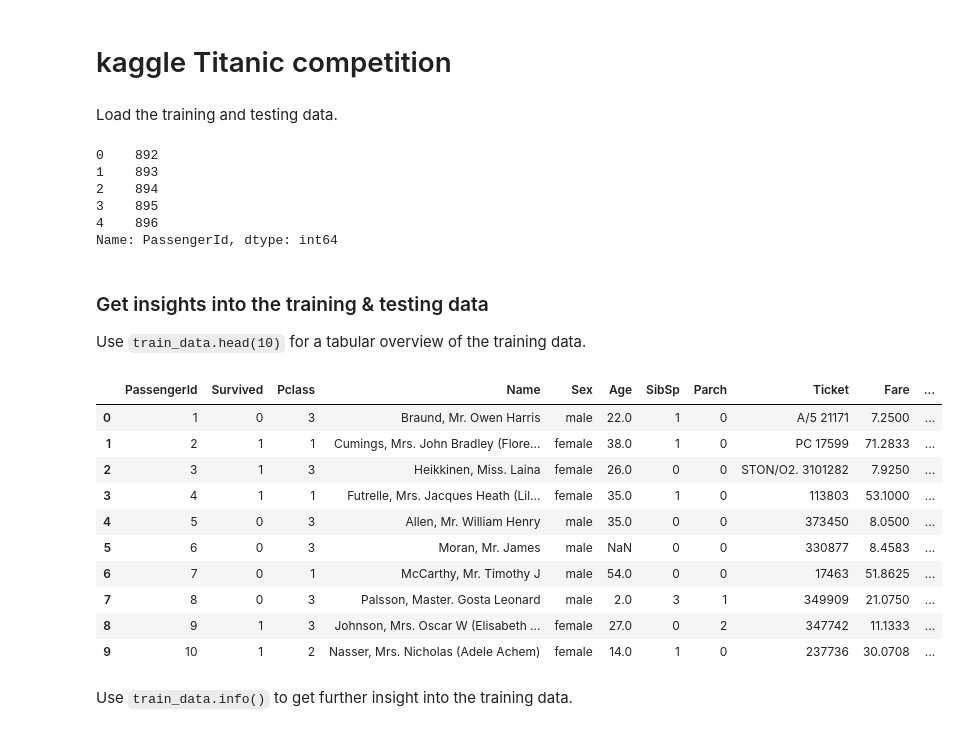
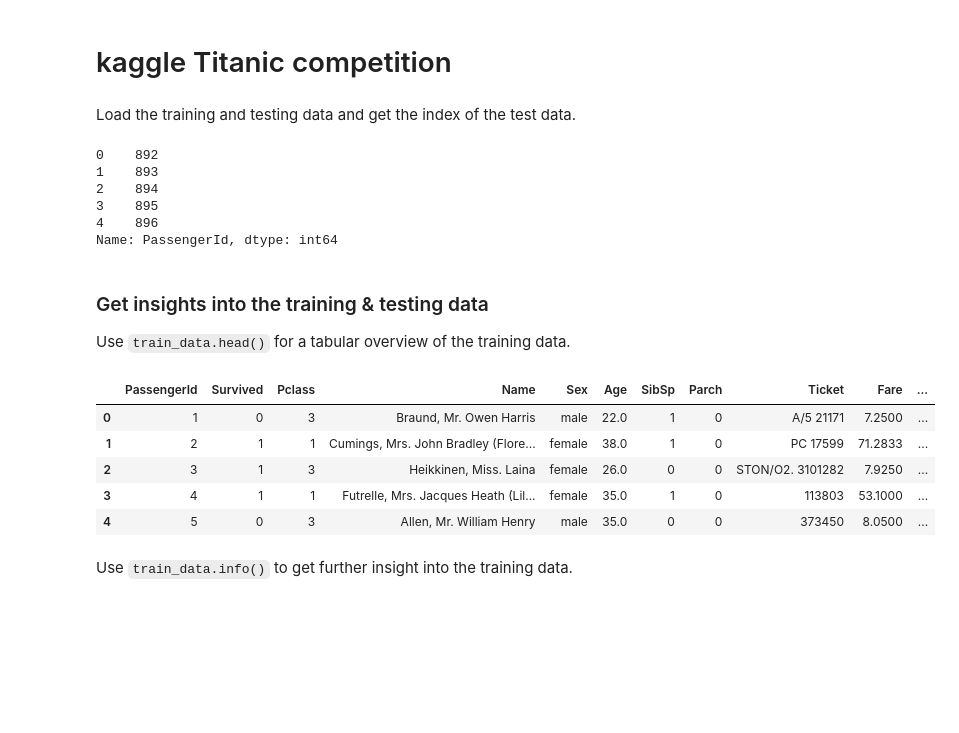
Before and after one commit to faberfred/kaggle, a Jupyter notebook: titanic/titanic_v1.ipynb, the cells around one changed output. Saved outputs shown, nothing was run; the diff lists cells and outputs as text; code cells hidden in the pictures; blank space fills up the shorter version.

```diff
--- a/titanic/titanic_v1.ipynb
+++ b/titanic/titanic_v1.ipynb
@@ -17,7 +17,7 @@ from sklearn.svm import SVC
 
 from sklearn.metrics import accuracy_score
 # %% [markdown]
-Load the training and testing data.
+Load the training and testing data and get the index of the test data.
 # %%
 train_data = pd.read_csv("data/train.csv")
 test_data = pd.read_csv("data/test.csv")
@@ -32,21 +32,16 @@ index.head()
 Name: PassengerId, dtype: int64
 # %% [markdown]
 ### Get insights into the training & testing data
-Use `train_data.head(10)` for a tabular overview of the training data.
+Use `train_data.head()` for a tabular overview of the training data.
 # %%
-train_data.head(10)
+train_data.head()
 # %% [output]
 |  | PassengerId | Survived | Pclass | Name | Sex | Age | SibSp | Parch | Ticket | Fare | ... |
 | 0 | 1 | 0 | 3 | Braund, Mr. Owen Harris | male | 22.0 | 1 | 0 | A/5 21171 | 7.2500 | ... |
 | 1 | 2 | 1 | 1 | Cumings, Mrs. John Bradley (Flore... | female | 38.0 | 1 | 0 | PC 17599 | 71.2833 | ... |
 | 2 | 3 | 1 | 3 | Heikkinen, Miss. Laina | female | 26.0 | 0 | 0 | STON/O2. 3101282 | 7.9250 | ... |
 | 3 | 4 | 1 | 1 | Futrelle, Mrs. Jacques Heath (Lil... | female | 35.0 | 1 | 0 | 113803 | 53.1000 | ... |
 | 4 | 5 | 0 | 3 | Allen, Mr. William Henry | male | 35.0 | 0 | 0 | 373450 | 8.0500 | ... |
-| 5 | 6 | 0 | 3 | Moran, Mr. James | male | NaN | 0 | 0 | 330877 | 8.4583 | ... |
-| 6 | 7 | 0 | 1 | McCarthy, Mr. Timothy J | male | 54.0 | 0 | 0 | 17463 | 51.8625 | ... |
-| 7 | 8 | 0 | 3 | Palsson, Master. Gosta Leonard | male | 2.0 | 3 | 1 | 349909 | 21.0750 | ... |
-| 8 | 9 | 1 | 3 | Johnson, Mrs. Oscar W (Elisabeth ... | female | 27.0 | 0 | 2 | 347742 | 11.1333 | ... |
-| 9 | 10 | 1 | 2 | Nasser, Mrs. Nicholas (Adele Achem) | female | 14.0 | 1 | 0 | 237736 | 30.0708 | ... |
 # %% [markdown]
 Use `train_data.info()` to get further insight into the training data.
 # %%
```
Also changed, not shown: parts of 45 cells of this notebook, 1 other file.
